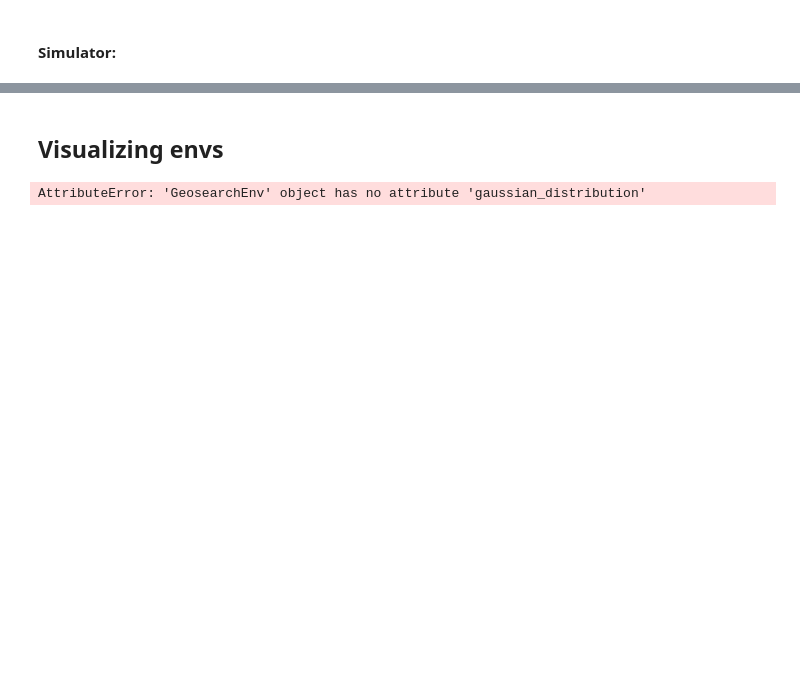
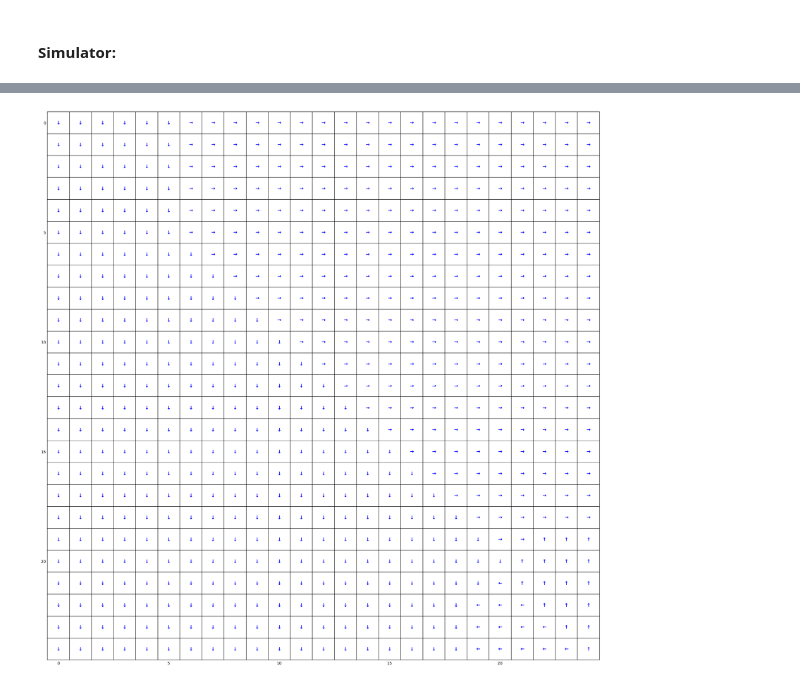
Before and after one commit to jbrismor/Hw-2_RL, a Jupyter notebook: testing.ipynb, the cells around one changed output, grey strips where cells are left out. Cells and saved outputs as stored; diff of their text form; code cells hidden in the pictures; blank space fills up the shorter version.

```diff
--- a/testing.ipynb
+++ b/testing.ipynb
@@ -722,24 +48,18 @@ Error:
-# %% [markdown]
-## Visualizing envs
-# %%
-import pygame
-import sys
-
-def main():
-    env = GeosearchEnv()  # Create an instance of the environment
-    env.reset()  # Reset the environment to the initial state
-
-    # Render the initial state of the environment
-    env.render()
-
-    # Keep the window open until it is closed by the user
-    while True:
-        for event in pygame.event.get():
-            if event.type == pygame.QUIT:
-                pygame.quit()
-                sys.exit()
-
-if __name__ == "__main__":
-    main()
-# %% [output]
-AttributeError: 'GeosearchEnv' object has no attribute 'gaussian_distribution'
+# %%
+env = GeosearchEnv(A=0.75)
+solver = RLSolver(env, gamma=0.99, theta=0.01, use_value_iteration=True)
+policy, value = solver.solve()
+
+# Plot the policy
+action_symbols = {0: '↑', 1: '↓', 2: '←', 3: '→'}  # For up, down, left, right
+
+# Plot the policy using PolicyPlotter
+plotter = PolicyPlotter(grid_size=(env.grid_size, env.grid_size),
+                        policy=policy,
+                        walls=[],  # No walls in Geosearch
+                        terminal_states=[],  # Add terminal states if defined
+                        action_symbols=action_symbols)
+
+plotter.plot()
+# %% [output]
+[figure, added]
```
Also changed, not shown: parts of 26 cells of this notebook, 4 other files.
